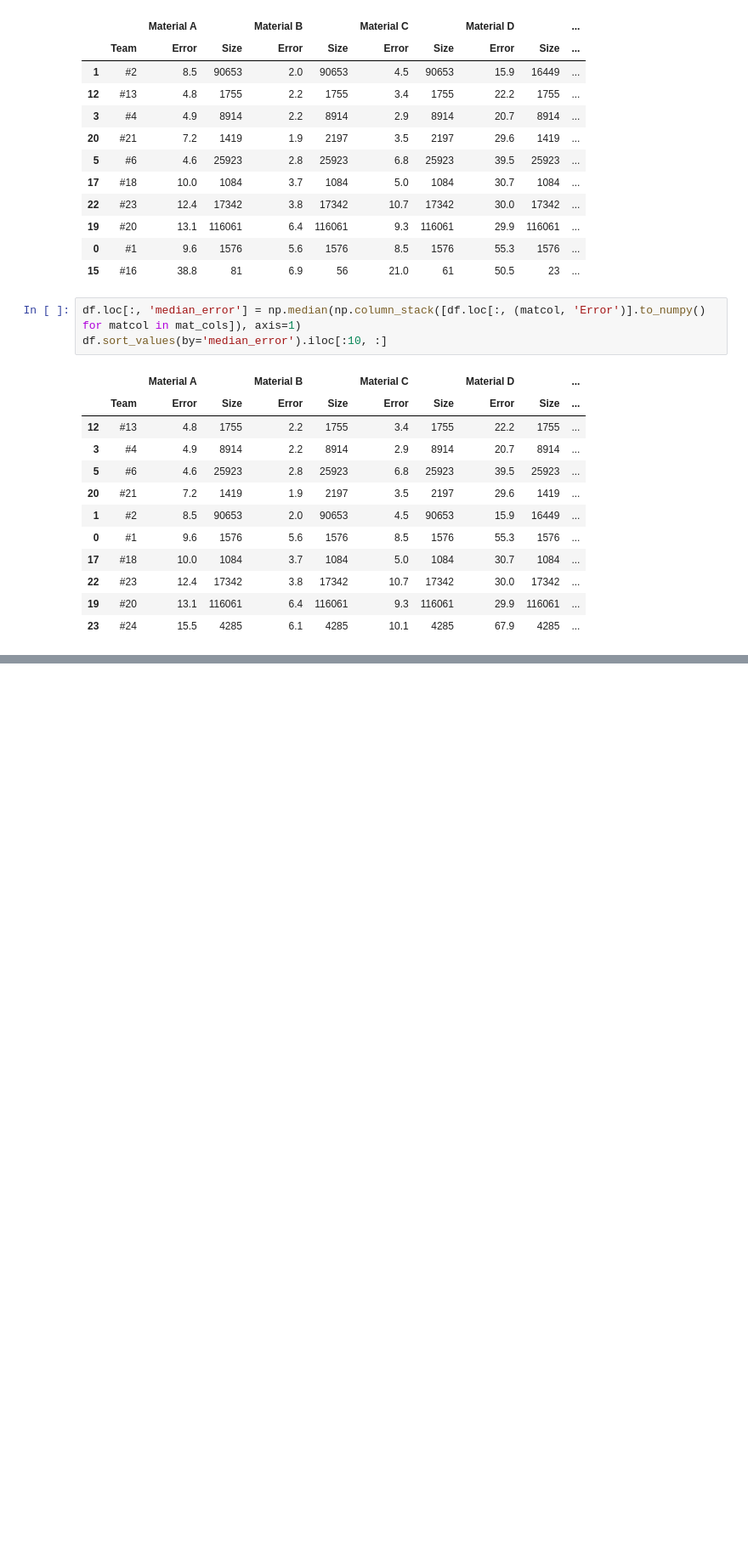
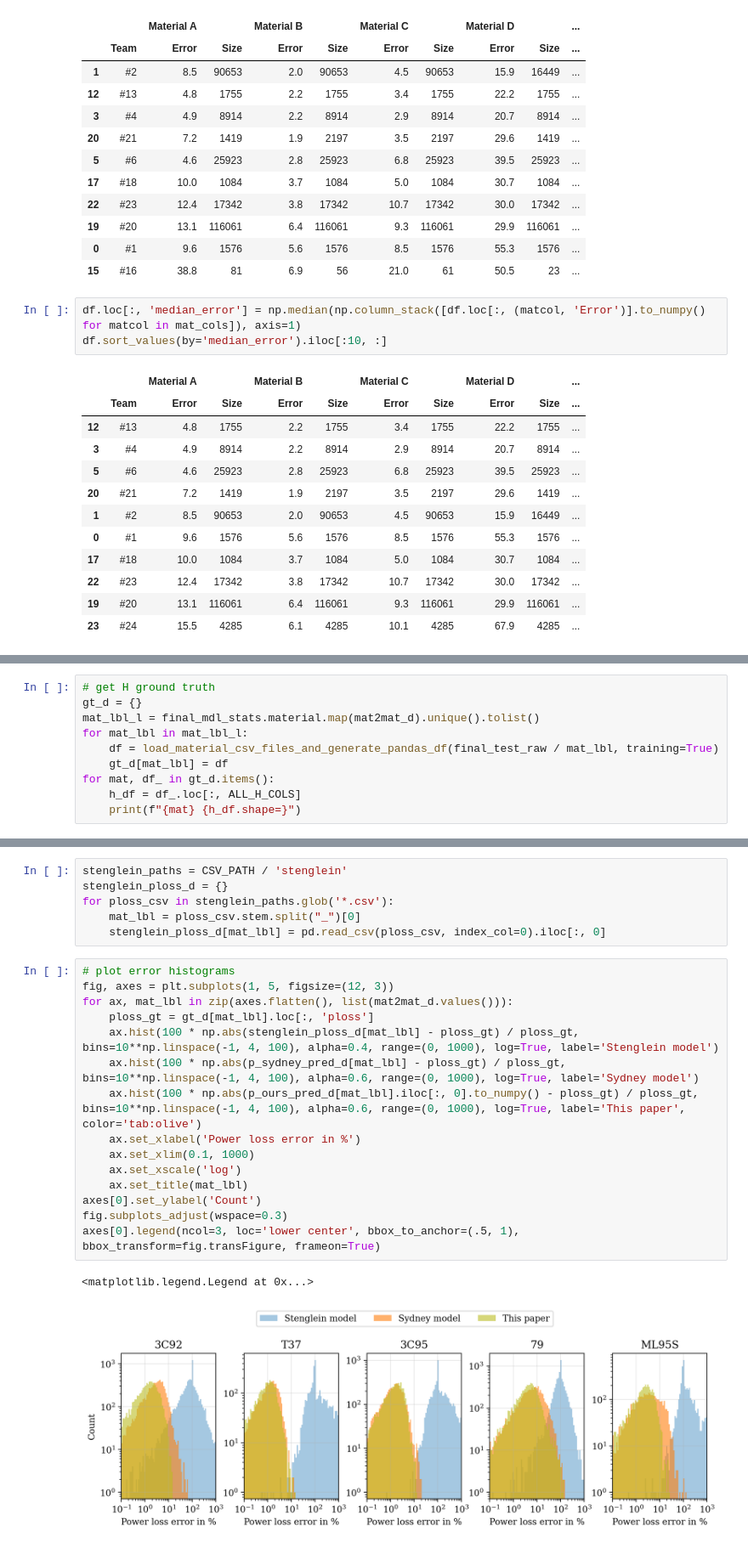
Before and after one commit to upb-lea/hardcore-magnet-challenge, a Jupyter notebook: notebooks/wk-3.0-final_eval_viz.ipynb, the cells around one changed output, grey strips where cells are left out. Shown at 85% size. Saved outputs shown, nothing was run; the diff lists cells and outputs as text; blank space fills up the shorter version.

```diff
--- a/notebooks/wk-3.0-final_eval_viz.ipynb
+++ b/notebooks/wk-3.0-final_eval_viz.ipynb
@@ -132,0 +299,10 @@ df.sort_values(by='median_error').iloc[:10, :]
+# %%
+# get H ground truth
+gt_d = {}
+mat_lbl_l = final_mdl_stats.material.map(mat2mat_d).unique().tolist()
+for mat_lbl in mat_lbl_l:
+    df = load_material_csv_files_and_generate_pandas_df(final_test_raw / mat_lbl, training=True)
+    gt_d[mat_lbl] = df
+for mat, df_ in gt_d.items():
+    h_df = df_.loc[:, ALL_H_COLS]
+    print(f"{mat} {h_df.shape=}")
@@ -132,0 +413,24 @@ df.sort_values(by='median_error').iloc[:10, :]
+# %%
+stenglein_paths = CSV_PATH / 'stenglein'
+stenglein_ploss_d = {}
+for ploss_csv in stenglein_paths.glob('*.csv'):
+    mat_lbl = ploss_csv.stem.split("_")[0]
+    stenglein_ploss_d[mat_lbl] = pd.read_csv(ploss_csv, index_col=0).iloc[:, 0]
+# %%
+# plot error histograms
+fig, axes = plt.subplots(1, 5, figsize=(12, 3))
+for ax, mat_lbl in zip(axes.flatten(), list(mat2mat_d.values())):
+    ploss_gt = gt_d[mat_lbl].loc[:, 'ploss']
+    ax.hist(100 * np.abs(stenglein_ploss_d[mat_lbl] - ploss_gt) / ploss_gt, bins=10**np.linspace(-1, 4, 100), alpha=0.4, range=(0, 1000), log=True, label='Stenglein model')
+    ax.hist(100 * np.abs(p_sydney_pred_d[mat_lbl] - ploss_gt) / ploss_gt, bins=10**np.linspace(-1, 4, 100), alpha=0.6, range=(0, 1000), log=True, label='Sydney model')
+    ax.hist(100 * np.abs(p_ours_pred_d[mat_lbl].iloc[:, 0].to_numpy() - ploss_gt) / ploss_gt, bins=10**np.linspace(-1, 4, 100), alpha=0.6, range=(0, 1000), log=True, label='This paper', color='tab:olive')
+    ax.set_xlabel('Power loss error in %')
+    ax.set_xlim(0.1, 1000)
+    ax.set_xscale('log')
+    ax.set_title(mat_lbl)
+axes[0].set_ylabel('Count')
+fig.subplots_adjust(wspace=0.3)
+axes[0].legend(ncol=3, loc='lower center', bbox_to_anchor=(.5, 1), bbox_transform=fig.transFigure, frameon=True)
+# %% [output]
+<matplotlib.legend.Legend at 0x...>
+[figure, added]
```
Also changed, not shown: parts of 22 cells of this notebook, 2 other files.
